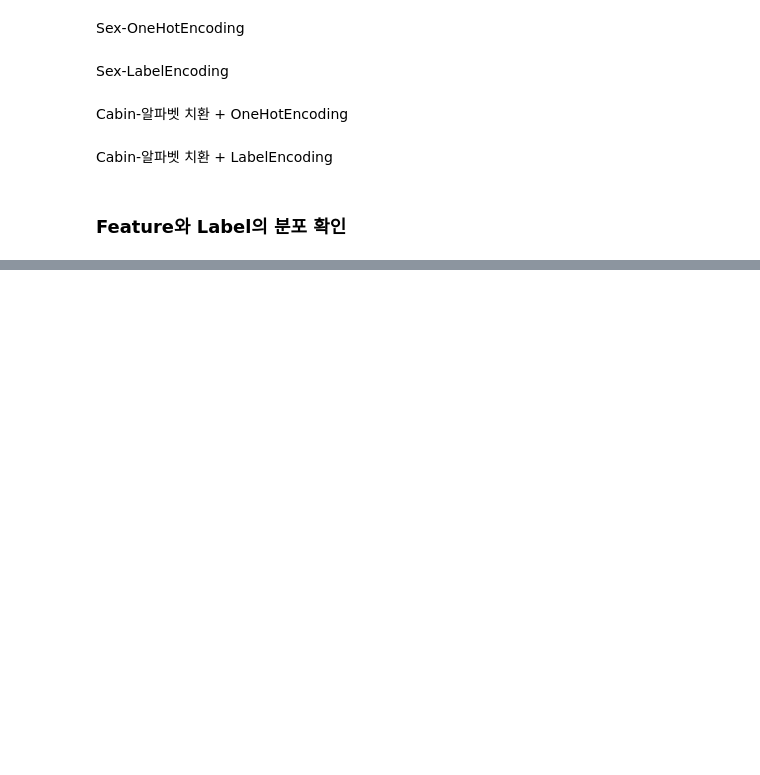
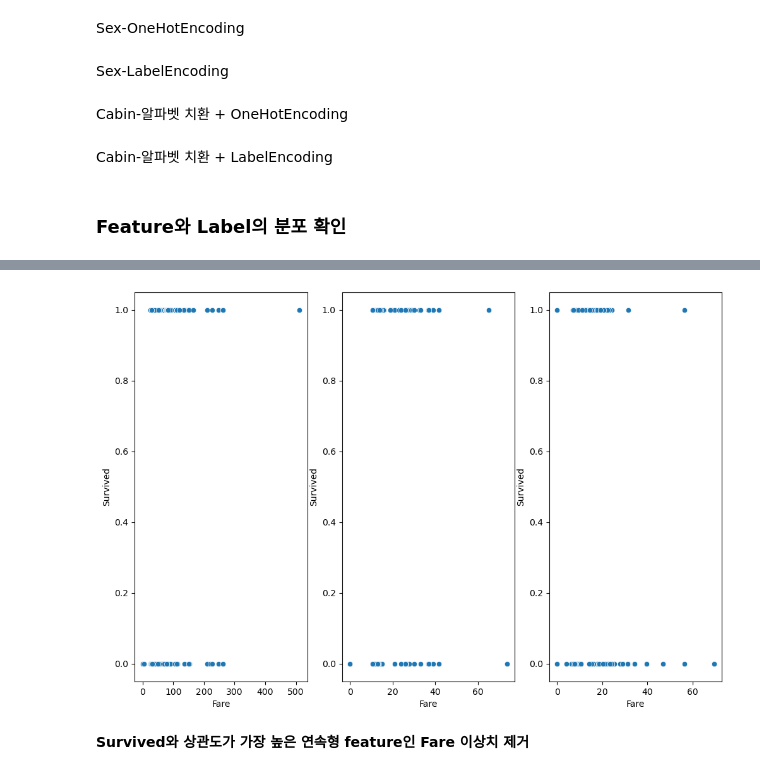
Before and after one commit to JeongHun01/Kaggle, a Jupyter notebook: Titanic/Data_Analysis.ipynb, the cells around one changed output, grey strips where cells are left out. Cells and saved outputs as stored; diff of their text form; code cells hidden in the pictures; blank space fills up the shorter version.

```diff
--- a/Titanic/Data_Analysis.ipynb
+++ b/Titanic/Data_Analysis.ipynb
@@ -160,0 +178,18 @@ train_df.describe()
+# %%
+
+fig, ax = plt.subplots( nrows = 1, ncols = 3, figsize = (12, 8))
+
+
+class1_df = train_df[train_df['Pclass'] == 1]
+class2_df = train_df[train_df['Pclass'] == 2]
+class3_df = train_df[train_df['Pclass'] == 3]
+
+sns.scatterplot(x = class1_df['Fare'], y = class1_df['Survived'], ax = ax[0])
+sns.scatterplot(x = class2_df['Fare'], y = class2_df['Survived'], ax = ax[1])
+sns.scatterplot(x = class3_df['Fare'], y = class3_df['Survived'], ax =ax[2])
+
+plt.show()
+# %% [output]
+[figure, added]
+# %% [markdown]
+**Survived와 상관도가 가장 높은 연속형 feature인 Fare 이상치 제거**
```
Also changed, not shown: parts of 17 cells of this notebook.
